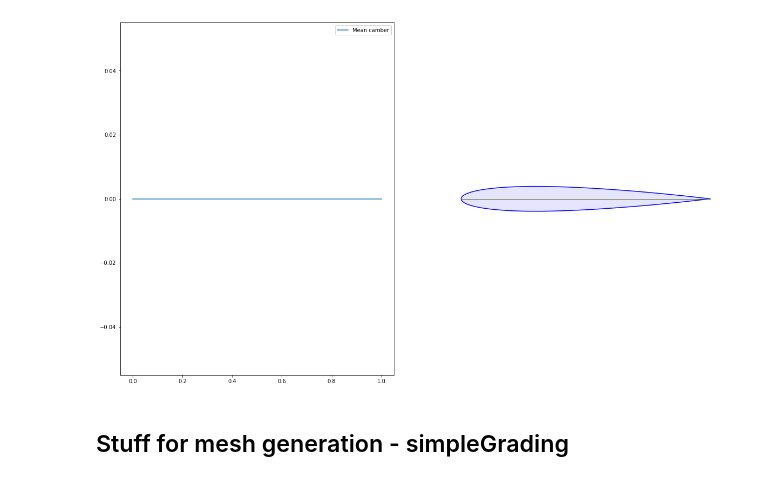
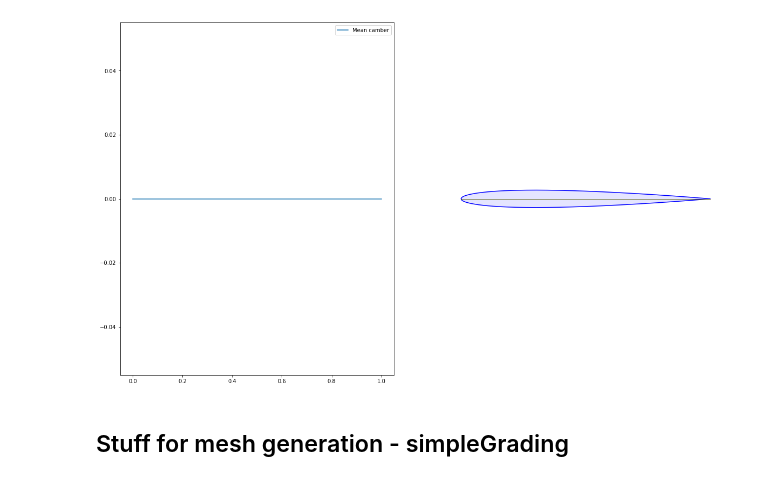
Before and after one commit to jlobatop/GA-CFD-MO, a Jupyter notebook: airfoil-parametrization/NACA_4digit.ipynb, the cells around one changed output. Drawn from its saved outputs; the diff is of its cells as text; code cells hidden in the pictures.

```diff
--- a/airfoil-parametrization/NACA_4digit.ipynb
+++ b/airfoil-parametrization/NACA_4digit.ipynb
@@ -98,9 +98,9 @@ def NACA4(s):
 
         return x, x, yt, -yt
 # %%
-xu, xl, yu, yl = NACA4('0010')
+xu, xl, yu, yl = NACA4('0007')
 # %% [output]
-[figure, old version]
+[figure, new version]
 # %% [markdown]
 ## Stuff for mesh generation - simpleGrading
 # %% [markdown]
```
